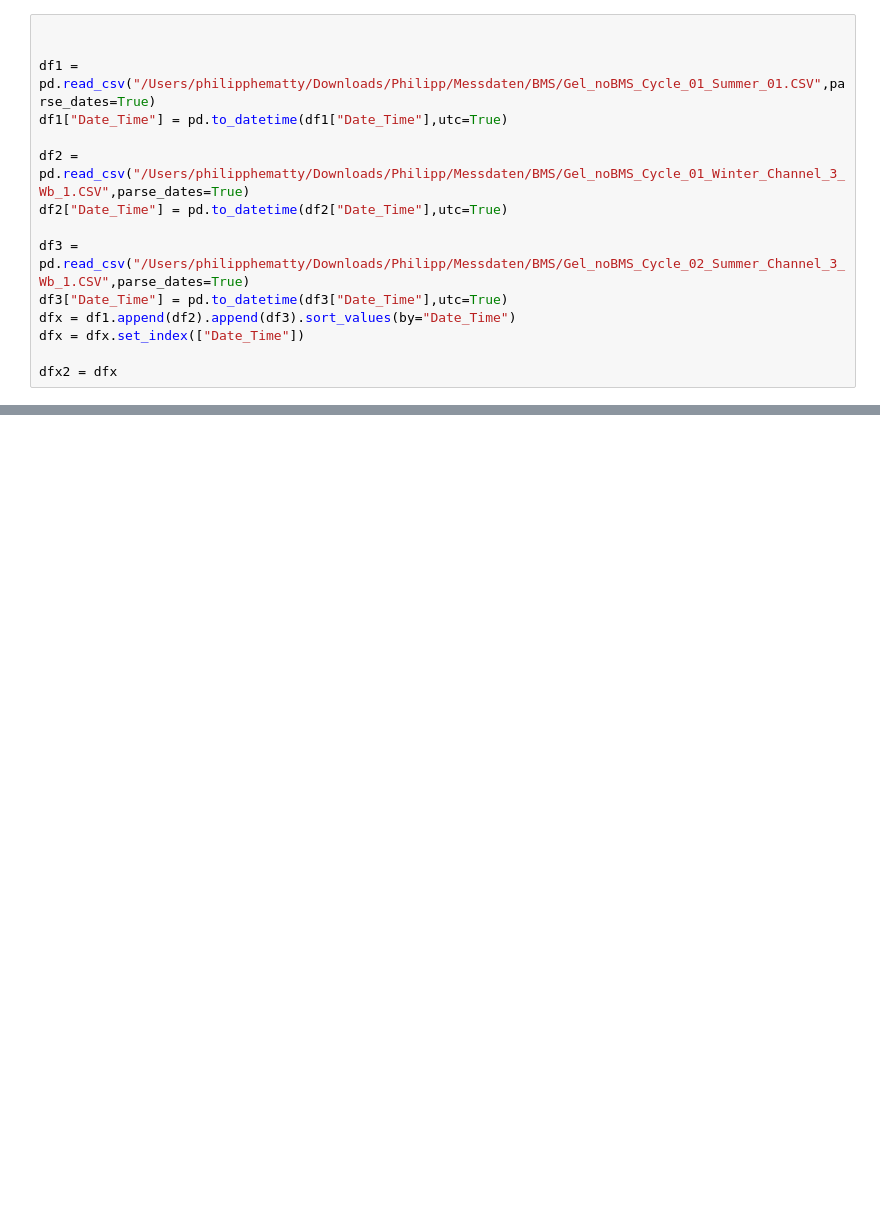
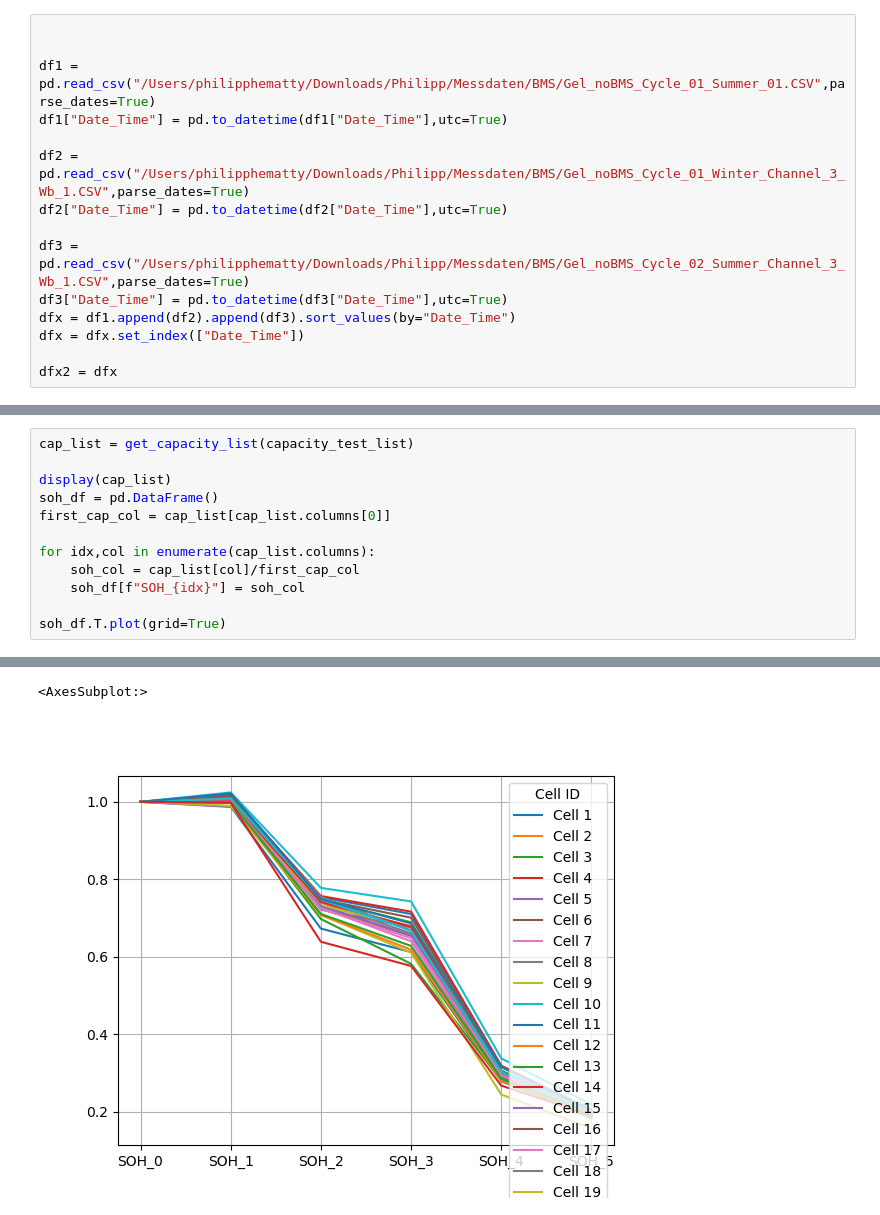
Before and after one commit to PhilHem/PyBatPredictor, a Jupyter notebook: Notebook.ipynb, the cells around one changed output, grey strips where cells are left out. Saved outputs shown, nothing was run; the diff lists cells and outputs as text; blank space fills up the shorter version.

```diff
--- a/Notebook.ipynb
+++ b/Notebook.ipynb
@@ -45,0 +78,13 @@ get_final_SOC(df1)
+# %%
+cap_list = get_capacity_list(capacity_test_list)
+
+display(cap_list)
+soh_df = pd.DataFrame()
+first_cap_col = cap_list[cap_list.columns[0]]
+
+for idx,col in enumerate(cap_list.columns):
+    soh_col = cap_list[col]/first_cap_col
+    soh_df[f"SOH_{idx}"] = soh_col
+
+soh_df.T.plot(grid=True)
+# %% [output]
@@ -45,0 +109,2 @@ get_final_SOC(df1)
+<AxesSubplot:>
+[figure, added]
```
Also changed, not shown: parts of 4 cells of this notebook, 1 other file.
